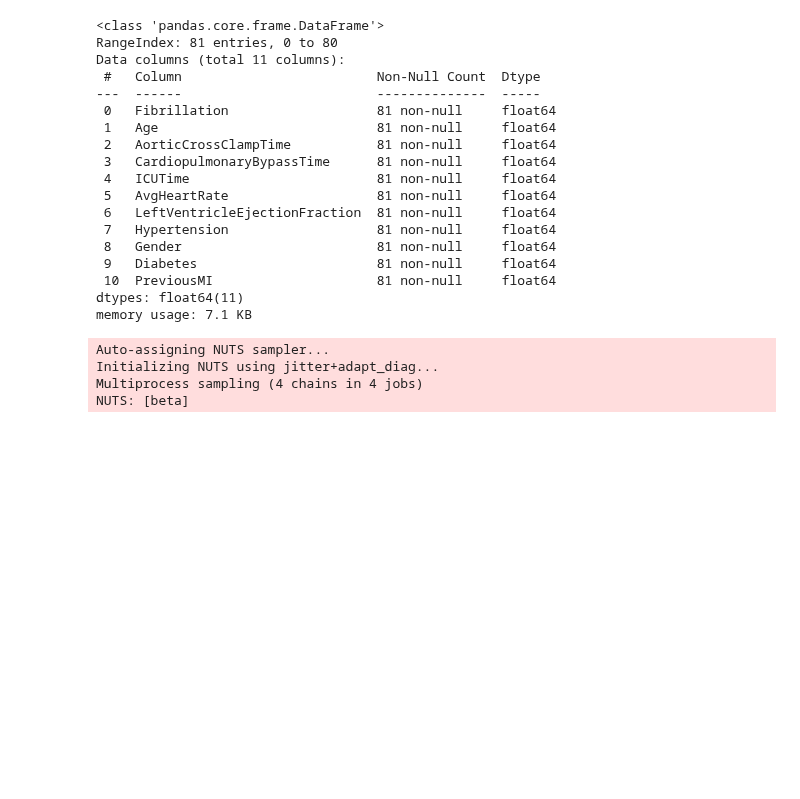
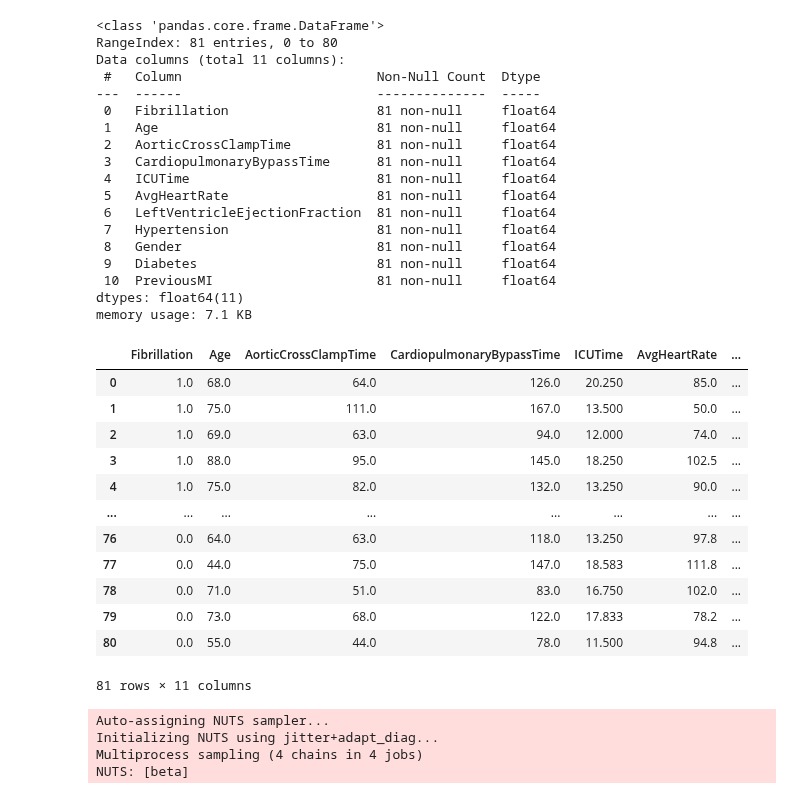
Before and after one commit to areding/6420-pymc, a Jupyter notebook: _sources/unit7/glm-arrhythmia.ipynb, the cells around one changed output. Saved outputs shown, nothing was run; the diff lists cells and outputs as text; code cells hidden in the pictures; blank space fills up the shorter version.

```diff
--- a/_sources/unit7/glm-arrhythmia.ipynb
+++ b/_sources/unit7/glm-arrhythmia.ipynb
@@ -67,6 +67,22 @@ Data columns (total 11 columns):
  10  PreviousMI                     81 non-null     float64
 dtypes: float64(11)
 memory usage: 7.1 KB
+# %%
+data_df
+# %% [output]
+|  | Fibrillation | Age | AorticCrossClampTime | CardiopulmonaryBypassTime | ICUTime | AvgHeartRate | ... |
+| 0 | 1.0 | 68.0 | 64.0 | 126.0 | 20.250 | 85.0 | ... |
+| 1 | 1.0 | 75.0 | 111.0 | 167.0 | 13.500 | 50.0 | ... |
+| 2 | 1.0 | 69.0 | 63.0 | 94.0 | 12.000 | 74.0 | ... |
+| 3 | 1.0 | 88.0 | 95.0 | 145.0 | 18.250 | 102.5 | ... |
+| 4 | 1.0 | 75.0 | 82.0 | 132.0 | 13.250 | 90.0 | ... |
+| ... | ... | ... | ... | ... | ... | ... | ... |
+| 76 | 0.0 | 64.0 | 63.0 | 118.0 | 13.250 | 97.8 | ... |
+| 77 | 0.0 | 44.0 | 75.0 | 147.0 | 18.583 | 111.8 | ... |
+| 78 | 0.0 | 71.0 | 51.0 | 83.0 | 16.750 | 102.0 | ... |
+| 79 | 0.0 | 73.0 | 68.0 | 122.0 | 17.833 | 78.2 | ... |
+| 80 | 0.0 | 55.0 | 44.0 | 78.0 | 11.500 | 94.8 | ... |
+81 rows × 11 columns
 # %%
 with pm.Model() as m:
     X_data = pm.Data("X_data", X_aug)
```
Also changed, not shown: 6 other files.
